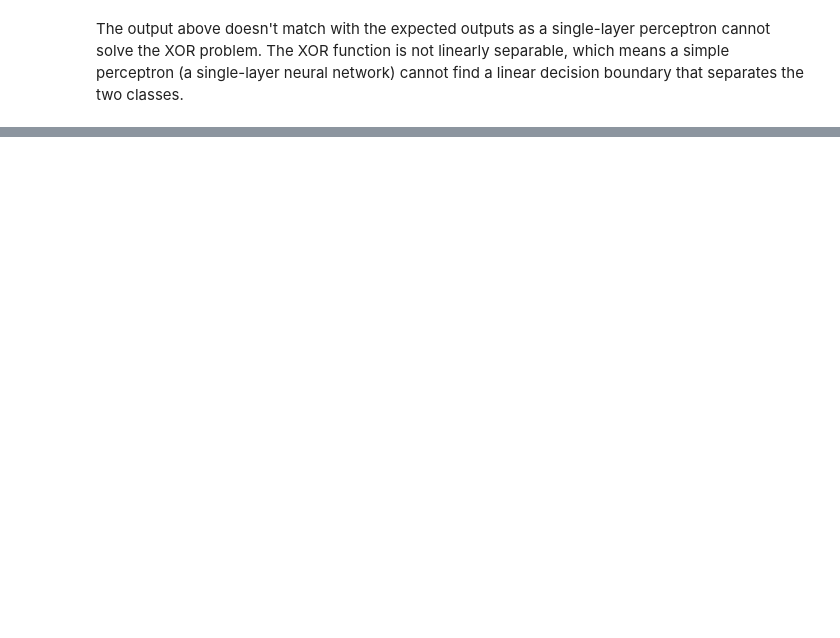
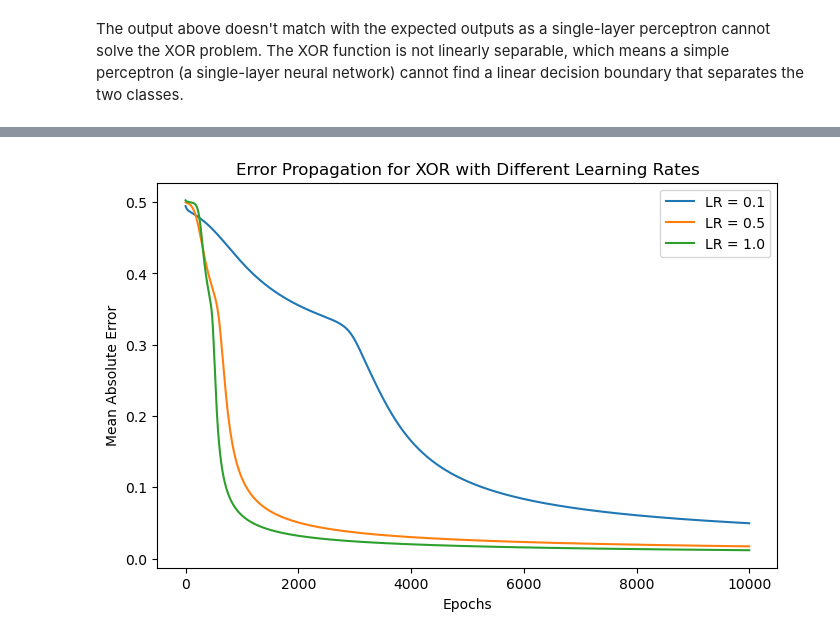
Before and after one commit to sohv/NDL-Lab, a Jupyter notebook: Lab3.ipynb, the cells around one changed output, grey strips where cells are left out. Saved outputs shown, nothing was run; the diff lists cells and outputs as text; code cells hidden in the pictures; blank space fills up the shorter version.

```diff
--- a/Lab3.ipynb
+++ b/Lab3.ipynb
@@ -209,0 +114,56 @@ Final predictions after training:
+# %%
+import numpy as np
+import matplotlib.pyplot as plt
+
+def sigmoid(x):
+    return 1 / (1 + np.exp(-x))
+
+def sigmoid_derivative(x):
+    return x * (1 - x)
+
+X = np.array([[0, 0], [0, 1], [1, 0], [1, 1]])
+y = np.array([[0], [1], [1], [0]])
+
+input_size, hidden_size, output_size = 2, 2, 1
+epochs = 10000
+learning_rates = [0.1, 0.5, 1.0]  # different learning rates
+
+plt.figure(figsize=(8, 5))
+
+for lr in learning_rates:
+    w1 = np.random.randn(input_size, hidden_size)
+    w2 = np.random.randn(hidden_size, output_size)
+    b1 = np.zeros((1, hidden_size))
+    b2 = np.zeros((1, output_size))
+
+    errors = []
+
+    for epoch in range(epochs):
+        hidden_input = np.dot(X, w1) + b1
+        hidden_output = sigmoid(hidden_input)
+        final_input = np.dot(hidden_output, w2) + b2
+        final_output = sigmoid(final_input)
+
+        # compute error
+        error = y - final_output
+        errors.append(np.mean(np.abs(error)))
+
+        # backpropagation
+        d_output = error * sigmoid_derivative(final_output)
+        d_hidden = d_output.dot(w2.T) * sigmoid_derivative(hidden_output)
+
+        # update weights and biases
+        w2 += hidden_output.T.dot(d_output) * lr
+        b2 += np.sum(d_output, axis=0, keepdims=True) * lr
+        w1 += X.T.dot(d_hidden) * lr
+        b1 += np.sum(d_hidden, axis=0, keepdims=True) * lr
+
+    plt.plot(errors, label=f"LR = {lr}")
+
+plt.xlabel("Epochs")
+plt.ylabel("Mean Absolute Error")
+plt.title("Error Propagation for XOR with Different Learning Rates")
+plt.legend()
+plt.show()
+# %% [output]
+[figure, added]
```
Also changed, not shown: parts of 3 cells of this notebook, 7 other files.
